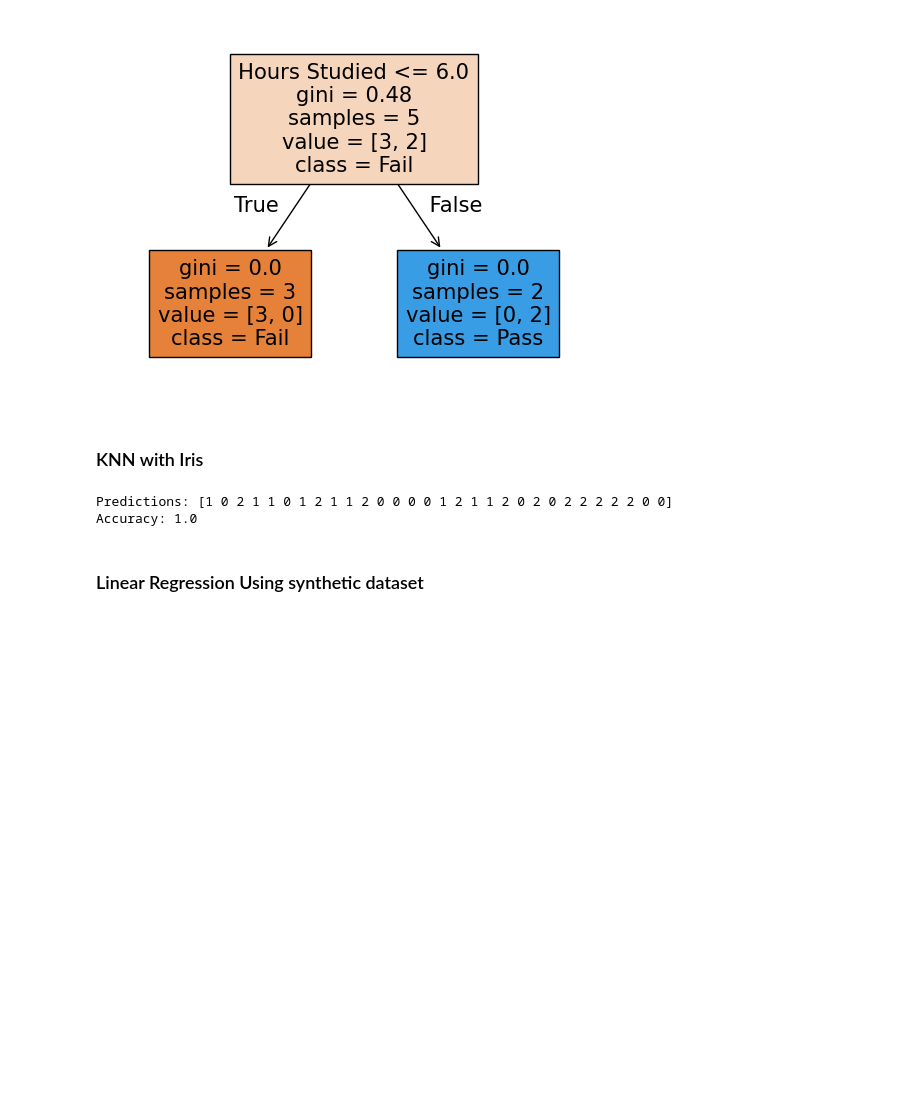
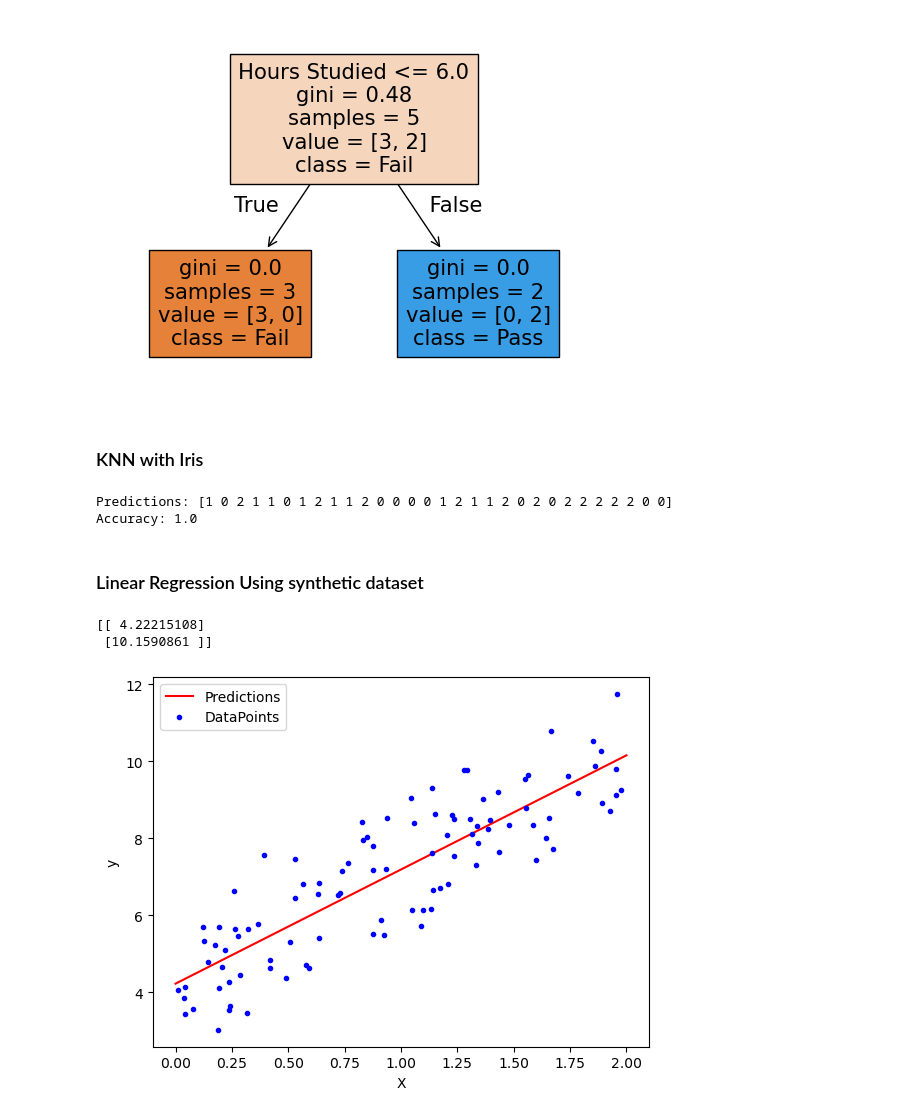
Before and after one commit to safwannuddin/ML-Intro, a Jupyter notebook: ML_Lab_external_programs.ipynb, the cells around one changed output. Cells and saved outputs as stored; diff of their text form; code cells hidden in the pictures; blank space fills up the shorter version.

```diff
--- a/ML_Lab_external_programs.ipynb
+++ b/ML_Lab_external_programs.ipynb
@@ -210,3 +210,23 @@ Predictions: [1 0 2 1 1 0 1 2 1 1 2 0 0 0 0 1 2 1 1 2 0 2 0 2 2 2 2 2 0 0]
 Accuracy: 1.0
 # %% [markdown]
 ### Linear Regression Using synthetic dataset
+# %%
+import numpy as np
+from sklearn.linear_model import LinearRegression
+import matplotlib.pyplot as plt
+np.random.seed(0)
+X = 2*np.random.rand(100,1)
+y= 4+3*X + np.random.randn(100,1)
+rgr = LinearRegression().fit(X,y)
+X_new = np.array([[0], [2]])
+print(rgr.predict(X_new))
+plt.plot(X_new,rgr.predict(X_new),'r-',label="Predictions")
+plt.plot(X,y,'b.',label="DataPoints")
+plt.xlabel("X")
+plt.ylabel("y")
+plt.legend()
+plt.show()
+# %% [output]
+[[ 4.22215108]
+ [10.1590861 ]]
+[figure, added]
```
